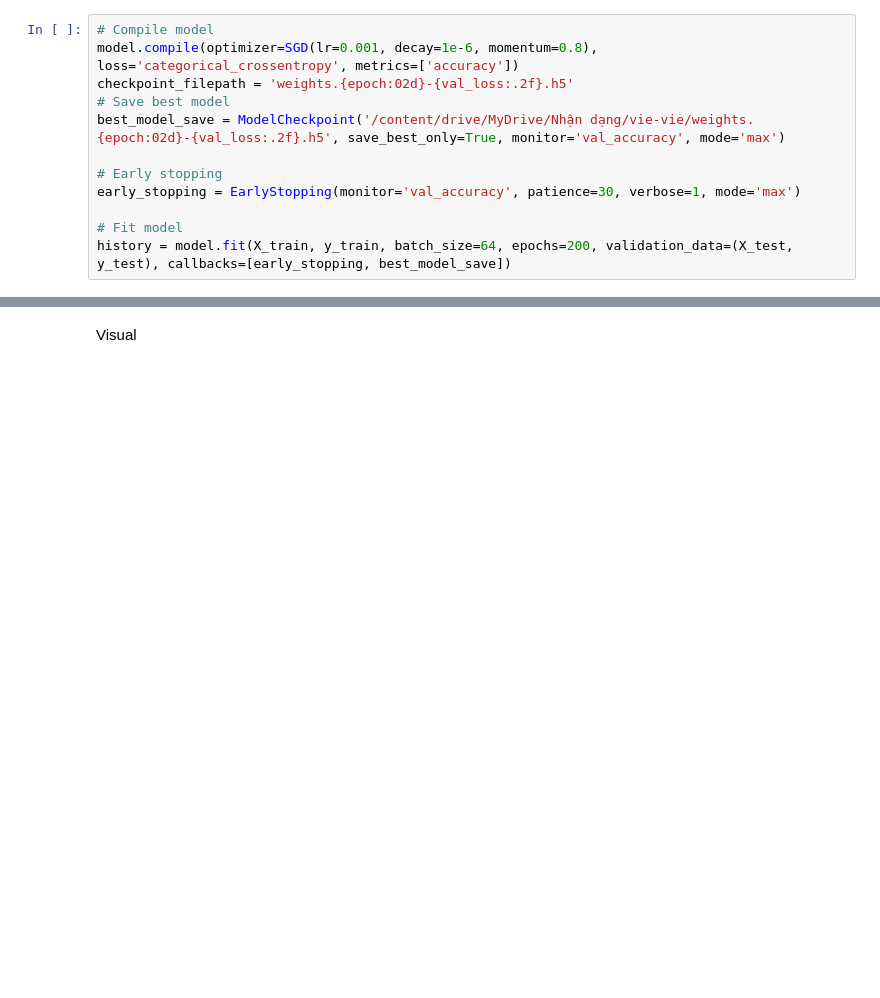
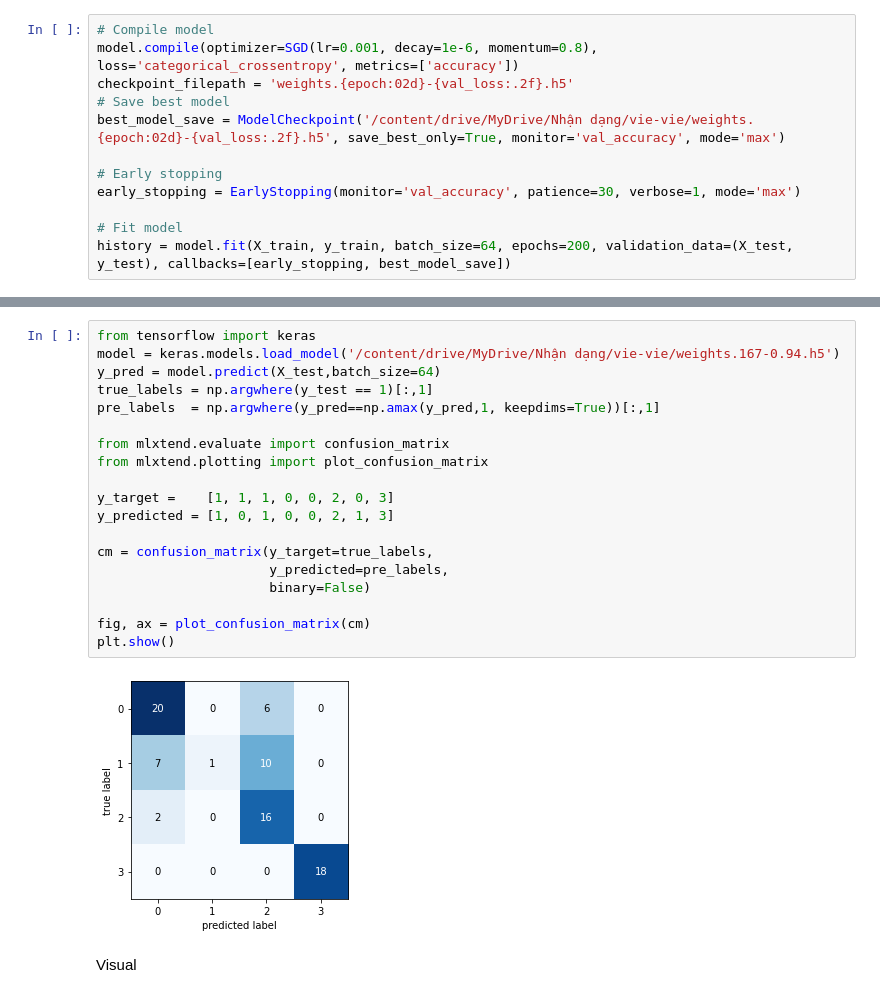
Before and after one commit to lephuocdat2000/DeepLearning-and-Application, a Jupyter notebook: SER/Vie_Vie_SER.ipynb, the cells around one changed output, grey strips where cells are left out. Saved outputs shown, nothing was run; the diff lists cells and outputs as text; blank space fills up the shorter version.

```diff
--- a/SER/Vie_Vie_SER.ipynb
+++ b/SER/Vie_Vie_SER.ipynb
@@ -354,3 +344,24 @@ model.evaluate(X_test,y_test,batch_size=64)
+# %%
+from tensorflow import keras
+model = keras.models.load_model('/content/drive/MyDrive/Nhận dạng/vie-vie/weights.167-0.94.h5')
+y_pred = model.predict(X_test,batch_size=64)
+true_labels = np.argwhere(y_test == 1)[:,1]
+pre_labels  = np.argwhere(y_pred==np.amax(y_pred,1, keepdims=True))[:,1]
+
+from mlxtend.evaluate import confusion_matrix
+from mlxtend.plotting import plot_confusion_matrix
+
+y_target =    [1, 1, 1, 0, 0, 2, 0, 3]
+y_predicted = [1, 0, 1, 0, 0, 2, 1, 3]
+
+cm = confusion_matrix(y_target=true_labels,
+                      y_predicted=pre_labels,
+                      binary=False)
+
+fig, ax = plot_confusion_matrix(cm)
+plt.show()
+# %% [output]
+[figure, added]
 # %% [markdown]
 Visual
 # %%
```
Also changed, not shown: parts of 3 cells of this notebook.
